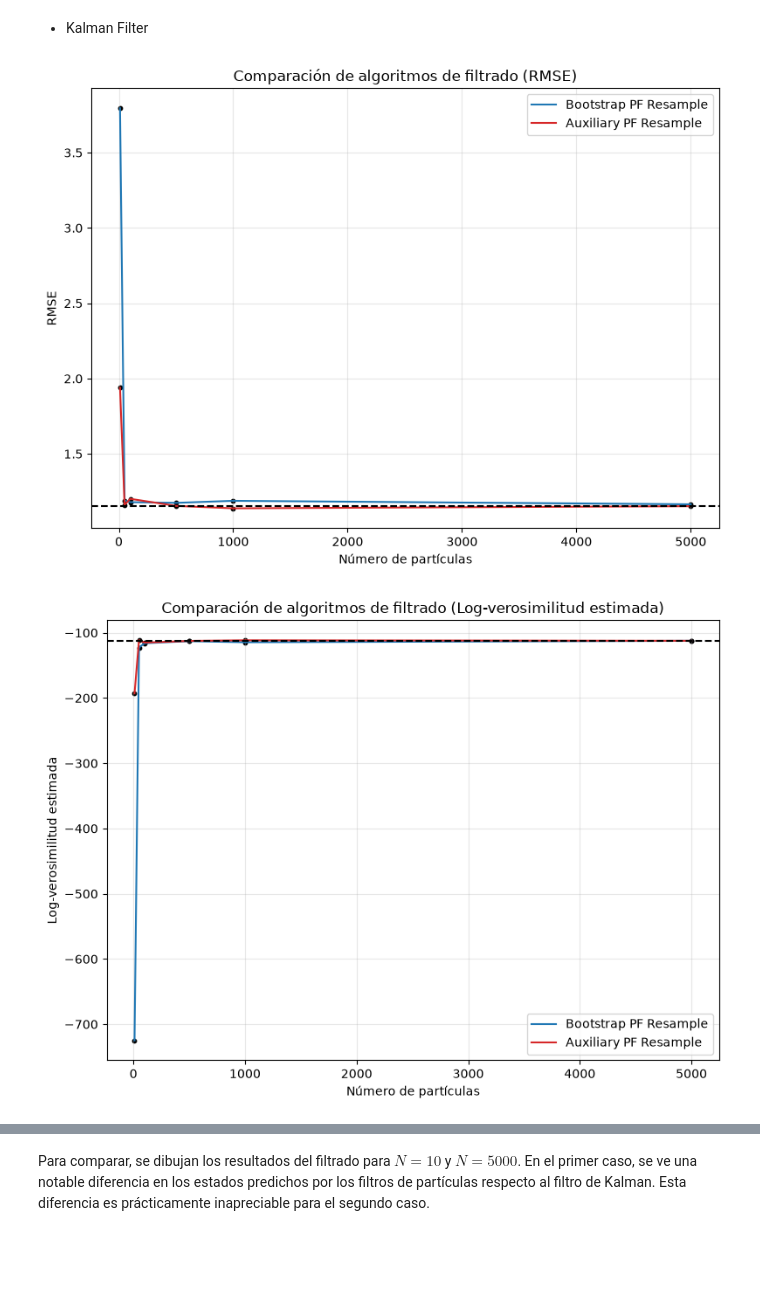
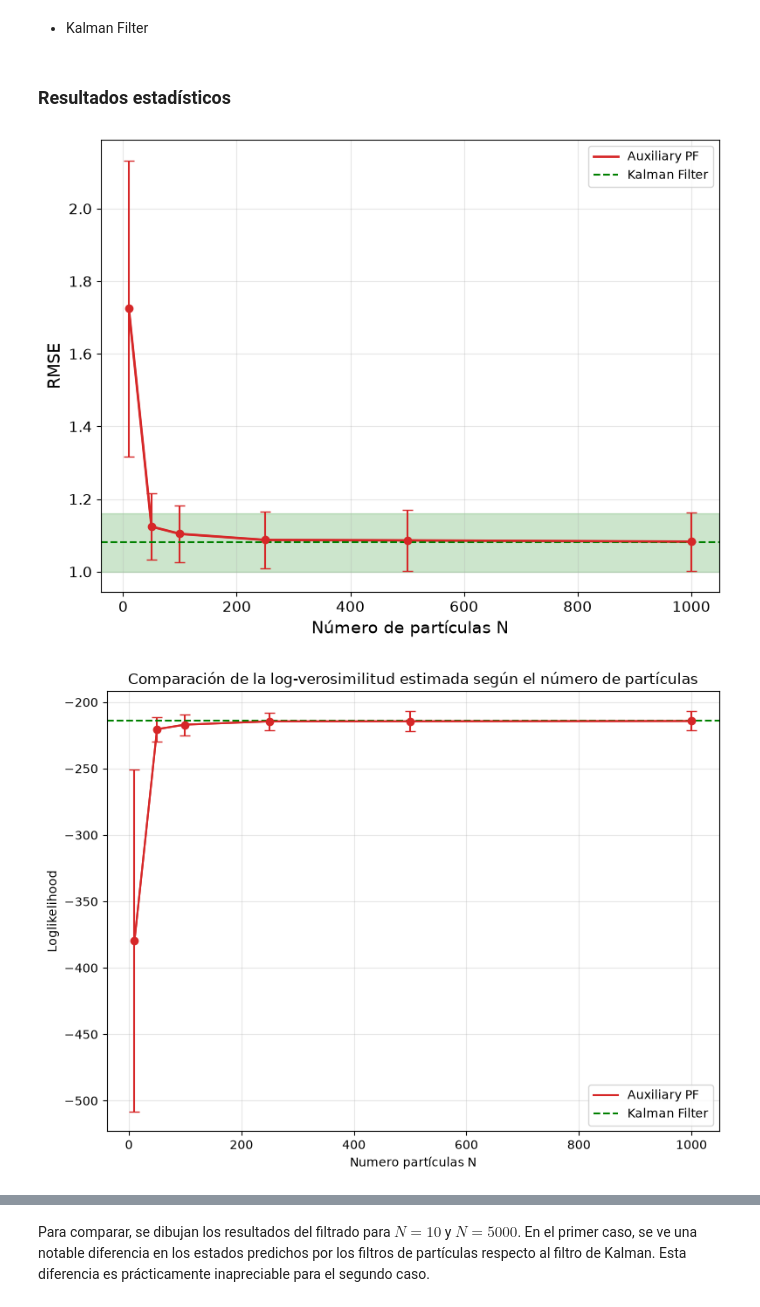
Before and after one commit to jamaja01/Particle_filter, a Jupyter notebook: demos/LinealExamples/linear_examples.ipynb, the cells around one changed output, grey strips where cells are left out. Saved outputs shown, nothing was run; the diff lists cells and outputs as text; code cells hidden in the pictures; blank space fills up the shorter version.

```diff
--- a/demos/linear_examples.ipynb
+++ b/demos/LinealExamples/linear_examples.ipynb
@@ -103,6 +131,6 @@ x_true, y_obs = system_simulation(transition, observation, x0, T)
 # %%
 # Numero de partículas
-N_particles =[10, 50, 100, 500, 1000, 5000]
+N_particles = [10, 50, 100, 250, 500, 1000]
 # %% [markdown]
 - Bootstrap Particle Filter
 # %%
@@ -178,0 +235,2 @@ est_kf = kf.run_filter(y_obs)
+# %% [markdown]
+### Resultados estadísticos
@@ -183,16 +273,47 @@ kalman_loglikelihood = np.sum(est_kf["loglikelihoods"])
+# %%
+RMSE_kf = []
+RMSE_kf_x1 = []
+RMSE_kf_x2 = []
+
+for i in range(n_simulations):
+
+    x_true = results_kf[i]["x_true"]
+
+    RMSE_kf.append(RMSE(x_true, results_kf[i]["results"]["estimates"]))
+    RMSE_kf_x1.append(RMSE(x_true[:,0], results_kf[i]["results"]["estimates"][:,0]))
+    RMSE_kf_x2.append(RMSE(x_true[:,1], results_kf[i]["results"]["estimates"][:,1]))
+
+mean_RMSE_kf = np.mean(RMSE_kf)
+std_RMSE_kf = np.std(RMSE_kf, ddof=1)
+# %%
+mean_RMSE_bpf = []
+std_RMSE_bpf = []
+
+mean_RMSE_apf = []
+std_RMSE_apf = []
+
+for n in N_particles:
+
+    mean_RMSE_bpf.append(np.mean(RMSE_bpf[n]))
+    std_RMSE_bpf.append(np.std(RMSE_bpf[n], ddof=1))
+
+    mean_RMSE_apf.append(np.mean(RMSE_apf[n]))
+    std_RMSE_apf.append(np.std(RMSE_apf[n], ddof=1))
 # %%
 import matplotlib.pyplot as plt
 
 # Plotear resultados
-res = {
-    "Bootstrap PF Resample": bpf_results,
-    "Auxiliary PF Resample": apf_results
-}
+fig, ax = plot_comparisons(
+    {
+        #"Bootstrap PF": {"Número de partículas N": N_particles, "RMSE": mean_RMSE_bpf, "RMSE_errorbars": std_RMSE_bpf},
+        "Auxiliary PF": {"Número de partículas N": N_particles, "RMSE": mean_RMSE_apf, "RMSE_errorbars": std_RMSE_apf}
+    }, control_metric="Número de partículas N", performance_metric="RMSE", title="Comparación del RMSE según el número de partículas", show_errorbars=True)
 
-fig, ax = plot_comparisons(res, performance_metric="RMSE")
+ax.axhline(y=mean_RMSE_kf, linestyle='--', color="green", label="Kalman Filter")
+ax.axhspan(mean_RMSE_kf - std_RMSE_kf, mean_RMSE_kf + std_RMSE_kf, color="green", alpha=0.2)
 
-ax.axhline(y=kalman_RMSE, linestyle='--', color="black", label="Kalman Filter")
+ax.legend()
 
 plt.show()
 # %% [output]
-[figure, old version]
+[figure, new version]
@@ -199,8 +354,15 @@ plt.show()
 # %%
-fig, ax = plot_comparisons(res, performance_metric="Log-verosimilitud estimada")
+# Plotear resultados
+fig, ax = plot_comparisons(
+    {
+        #"Bootstrap PF": {"Numero partículas N": N_particles, "Loglikelihood": mean_loglikelihood_bpf, "Loglikelihood_errorbars": std_loglikelihood_bpf},
+        "Auxiliary PF": {"Numero partículas N": N_particles, "Loglikelihood": mean_loglikelihood_apf, "Loglikelihood_errorbars": std_loglikelihood_apf}
+    }, control_metric="Numero partículas N", performance_metric="Loglikelihood", title="Comparación de la log-verosimilitud estimada según el número de partículas", show_errorbars=True)
 
-ax.axhline(kalman_loglikelihood, color="black", linestyle = '--')
+ax.axhline(y=mean_Loglikelihood_kf, linestyle='--', color="green", label="Kalman Filter")
+#ax.axhspan(mean_Loglikelihood_kf - std_Loglikelihood_kf, mean_Loglikelihood_kf + std_Loglikelihood_kf, color="green", alpha=0.2)
+ax.legend()
 
 plt.show()
 # %% [output]
-[figure, old version]
+[figure, new version]
```
Also changed, not shown: parts of 20 cells of this notebook, 48 other files.
